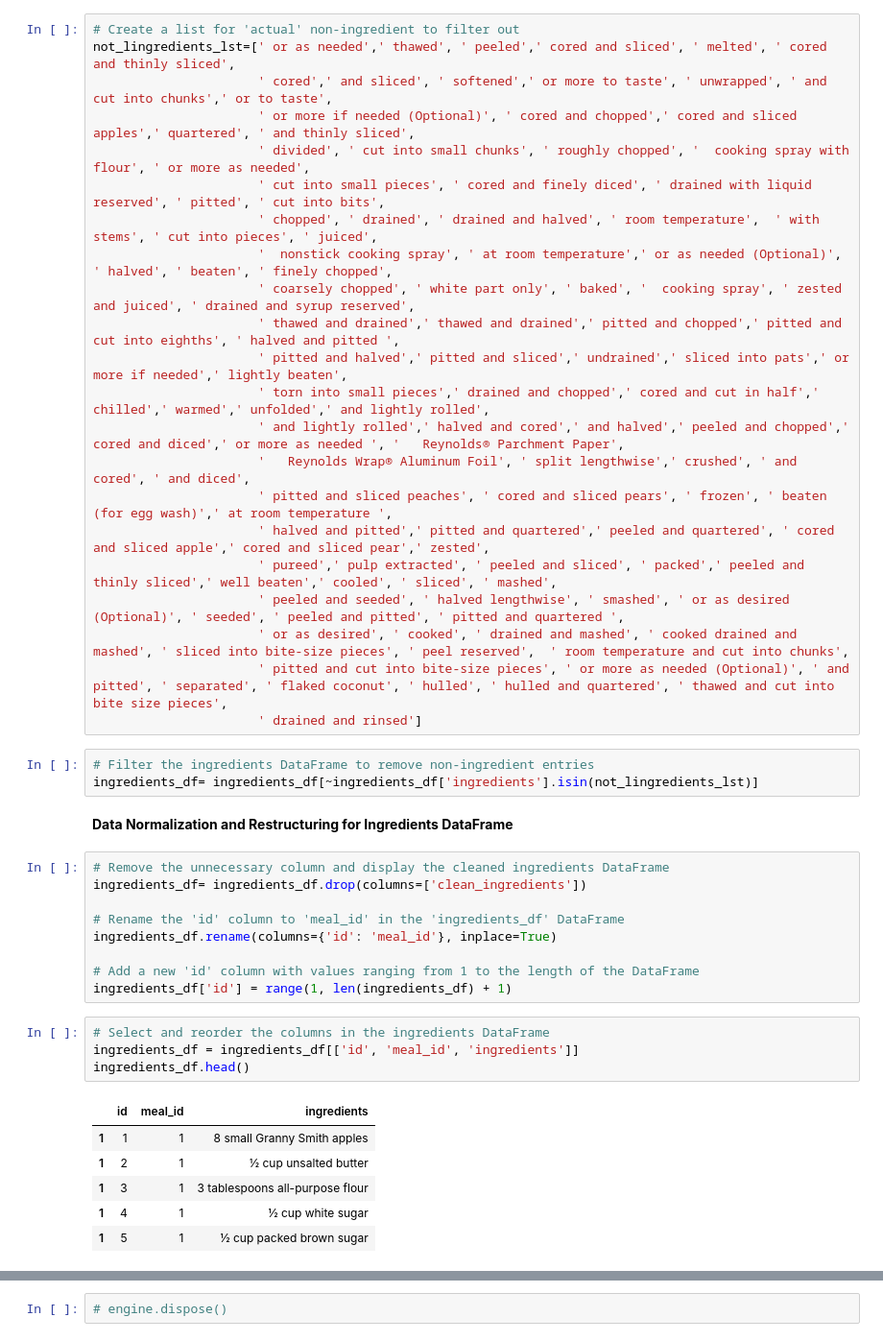
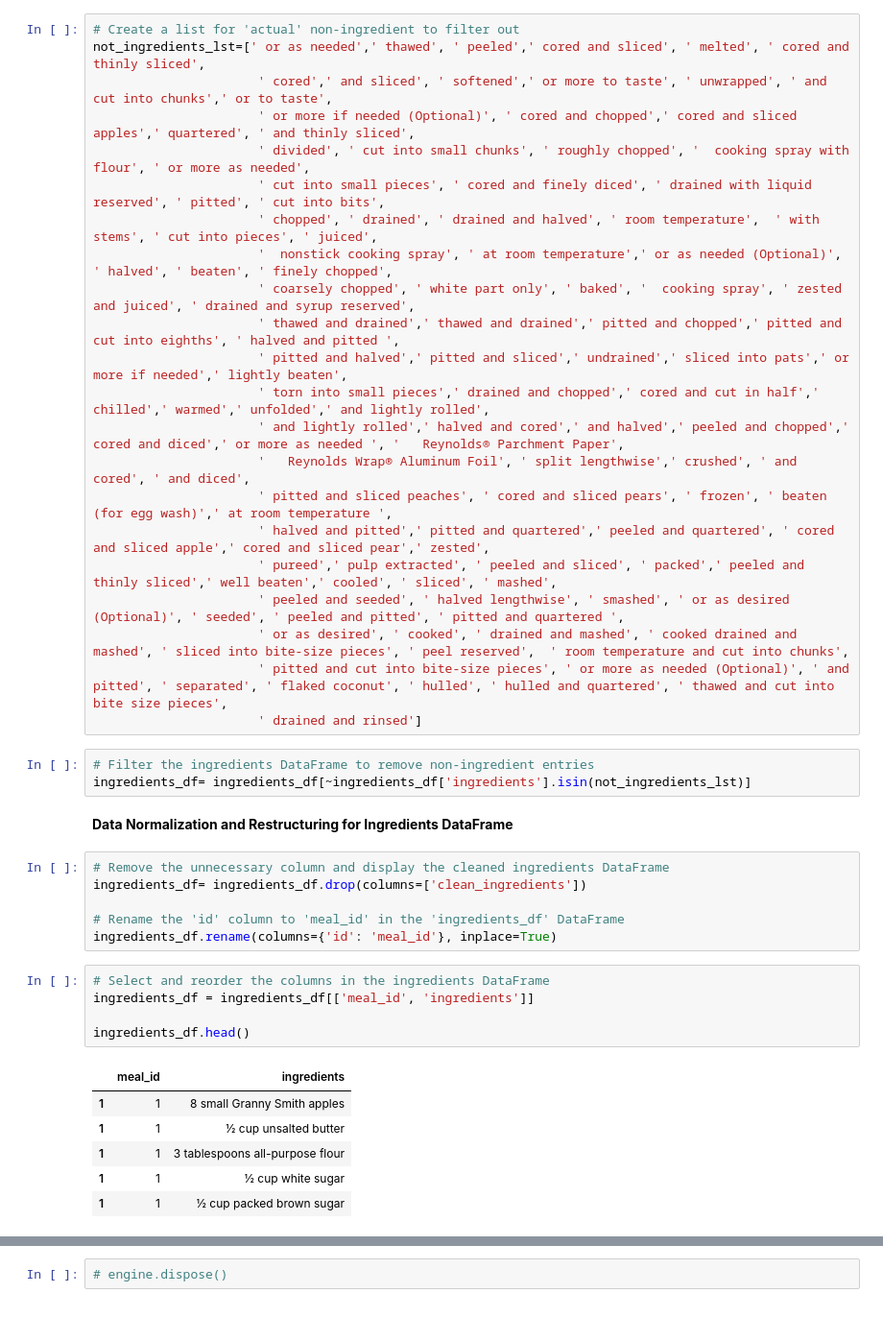
Before and after one commit to emiwuwu/DessertPalette, a Jupyter notebook: DessertPalette_Recipes.ipynb, the cells around one changed output, grey strips where cells are left out. Shown at 96% size. Drawn from its saved outputs; the diff is of its cells as text.

```diff
--- a/DessertPalette_Recipes.ipynb
+++ b/DessertPalette_Recipes.ipynb
@@ -273,7 +361,7 @@ ingredients_lst
  ' ½ cup flaked coconut']
 # %%
 # Create a list for 'actual' non-ingredient to filter out
-not_lingredients_lst=[' or as needed',' thawed', ' peeled',' cored and sliced', ' melted', ' cored and thinly sliced',
+not_ingredients_lst=[' or as needed',' thawed', ' peeled',' cored and sliced', ' melted', ' cored and thinly sliced',
                       ' cored',' and sliced', ' softened',' or more to taste', ' unwrapped', ' and cut into chunks',' or to taste',
                       ' or more if needed (Optional)', ' cored and chopped',' cored and sliced apples',' quartered', ' and thinly sliced',
                       ' divided', ' cut into small chunks', ' roughly chopped', '  cooking spray with flour', ' or more as needed',
@@ -295,7 +383,7 @@ not_lingredients_lst=[' or as needed',' thawed', ' peeled',' cored and sliced',
                       ' drained and rinsed']
 # %%
 # Filter the ingredients DataFrame to remove non-ingredient entries
-ingredients_df= ingredients_df[~ingredients_df['ingredients'].isin(not_lingredients_lst)]
+ingredients_df= ingredients_df[~ingredients_df['ingredients'].isin(not_ingredients_lst)]
 # %% [markdown]
 **Data Normalization and Restructuring for Ingredients DataFrame**
 # %%
@@ -304,17 +392,15 @@ ingredients_df= ingredients_df.drop(columns=['clean_ingredients'])
 
 # Rename the 'id' column to 'meal_id' in the 'ingredients_df' DataFrame
 ingredients_df.rename(columns={'id': 'meal_id'}, inplace=True)
-
-# Add a new 'id' column with values ranging from 1 to the length of the DataFrame
-ingredients_df['id'] = range(1, len(ingredients_df) + 1)
 # %%
 # Select and reorder the columns in the ingredients DataFrame
-ingredients_df = ingredients_df[['id', 'meal_id', 'ingredients']]
+ingredients_df = ingredients_df[['meal_id', 'ingredients']]
+
 ingredients_df.head()
 # %% [output]
-|  | id | meal_id | ingredients |
-| 1 | 1 | 1 | 8 small Granny Smith apples |
-| 1 | 2 | 1 | ½ cup unsalted butter |
-| 1 | 3 | 1 | 3 tablespoons all-purpose flour |
-| 1 | 4 | 1 | ½ cup white sugar |
-| 1 | 5 | 1 | ½ cup packed brown sugar |
+|  | meal_id | ingredients |
+| 1 | 1 | 8 small Granny Smith apples |
+| 1 | 1 | ½ cup unsalted butter |
+| 1 | 1 | 3 tablespoons all-purpose flour |
+| 1 | 1 | ½ cup white sugar |
+| 1 | 1 | ½ cup packed brown sugar |
```
Also changed, not shown: parts of 46 cells of this notebook, 8 other files.
